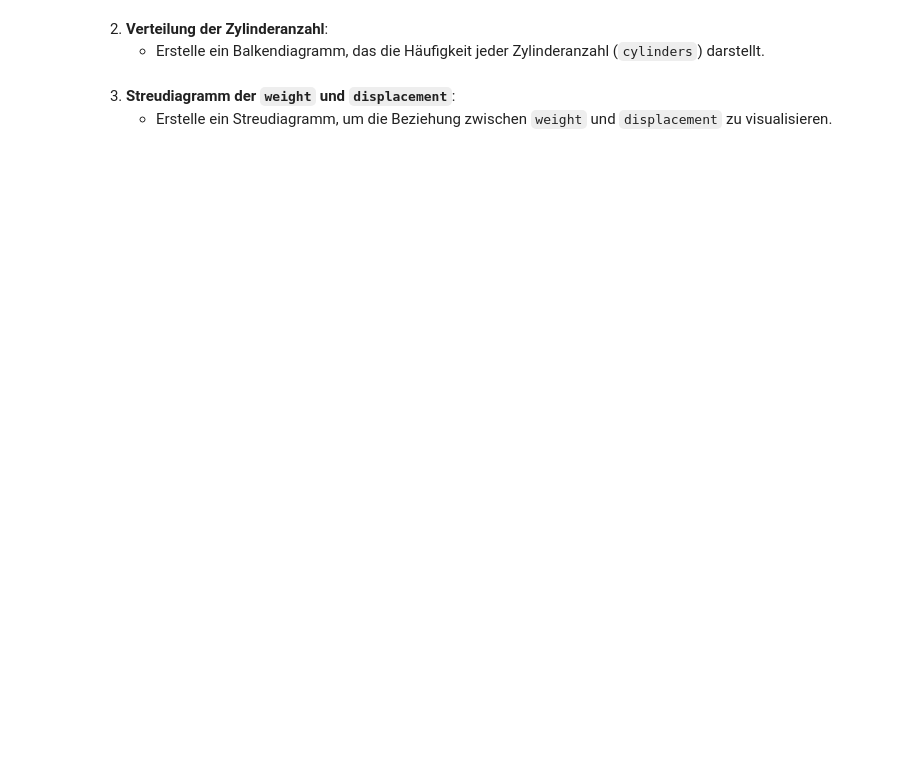
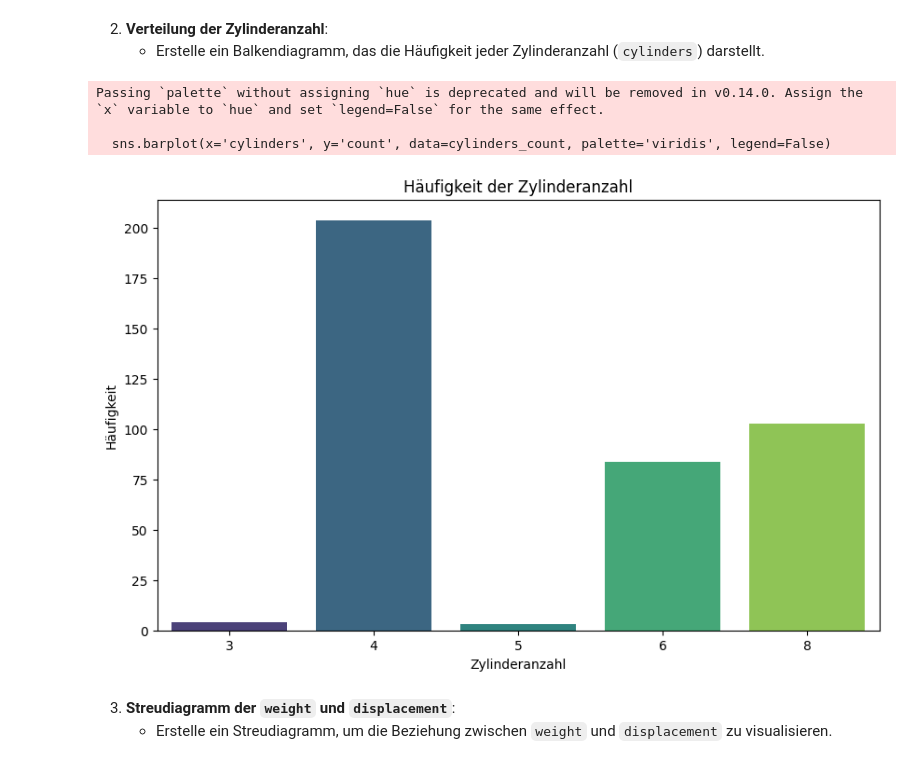
Before and after one commit to CL-Datasmartpoint/PyDA-Tag8-Diagramme, a Jupyter notebook: Python_DA_Tag8_Diagramme_Aufgaben1.ipynb, the cells around one changed output. Saved outputs shown, nothing was run; the diff lists cells and outputs as text; code cells hidden in the pictures; blank space fills up the shorter version.

```diff
--- a/Python_DA_Tag8_Diagramme_Aufgaben1.ipynb
+++ b/Python_DA_Tag8_Diagramme_Aufgaben1.ipynb
@@ -37,6 +121,26 @@
 
 2. **Verteilung der Zylinderanzahl**:
    - Erstelle ein Balkendiagramm, das die Häufigkeit jeder Zylinderanzahl (`cylinders`) darstellt.
+# %%
+cylinders_count = mpg_data['cylinders'].value_counts().reset_index()
+cylinders_count.columns = ['cylinders', 'count']
+
+# Balkendiagramm erstellen
+plt.figure(figsize=(10, 6))
+sns.barplot(x='cylinders', y='count', data=cylinders_count, palette='viridis', legend=False)
+
+# Diagramm-Titel und Achsenbeschriftungen hinzufügen
+plt.title('Häufigkeit der Zylinderanzahl')
+plt.xlabel('Zylinderanzahl')
+plt.ylabel('Häufigkeit')
+
+# Diagramm anzeigen
+plt.show()
+# %% [output]
+Passing `palette` without assigning `hue` is deprecated and will be removed in v0.14.0. Assign the `x` variable to `hue` and set `legend=False` for the same effect.
+
+  sns.barplot(x='cylinders', y='count', data=cylinders_count, palette='viridis', legend=False)
+[figure, added]
 # %% [markdown]
 3. **Streudiagramm der `weight` und `displacement`**:
    - Erstelle ein Streudiagramm, um die Beziehung zwischen `weight` und `displacement` zu visualisieren.
```
Also changed, not shown: parts of 14 cells of this notebook, 2 other files.
